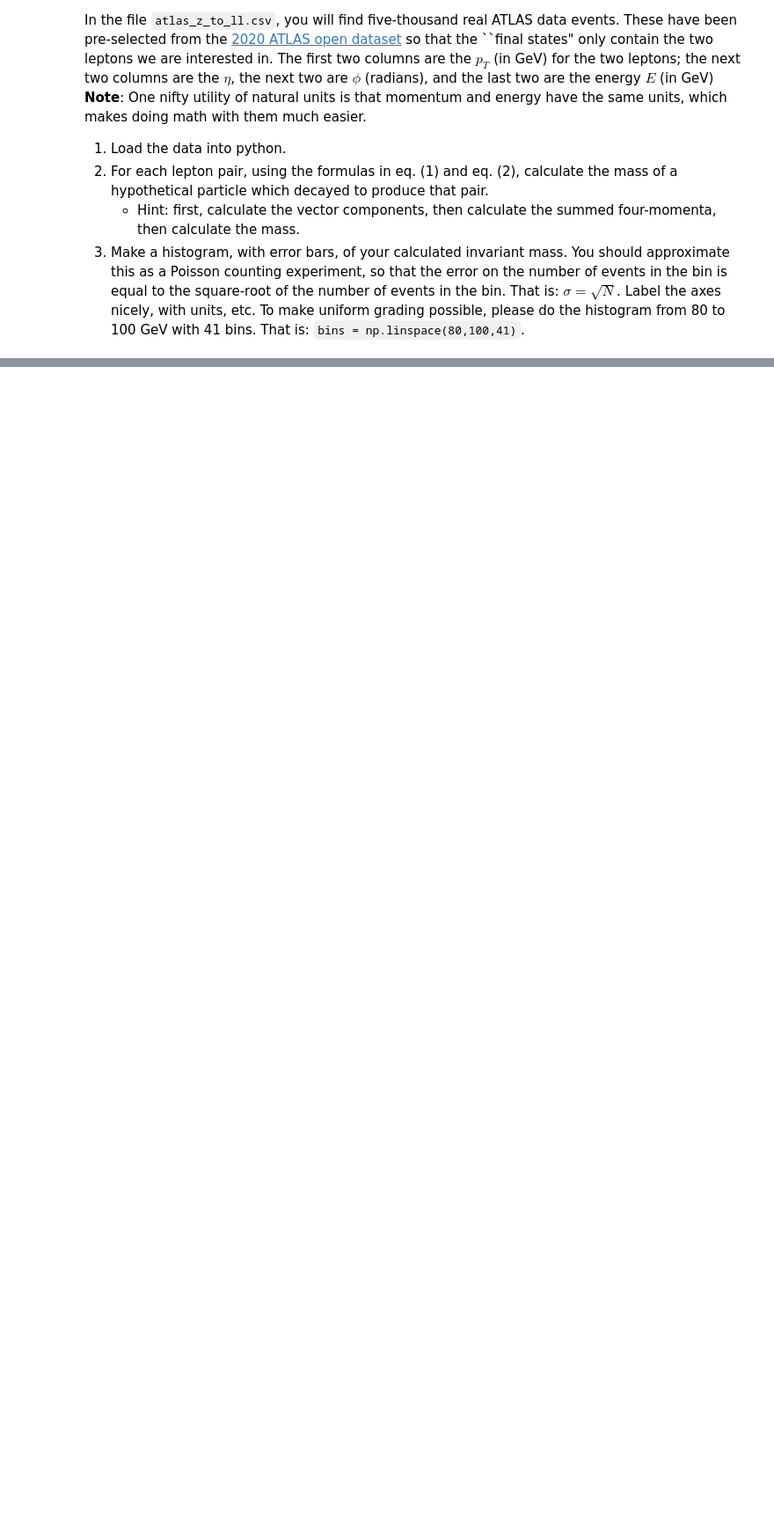
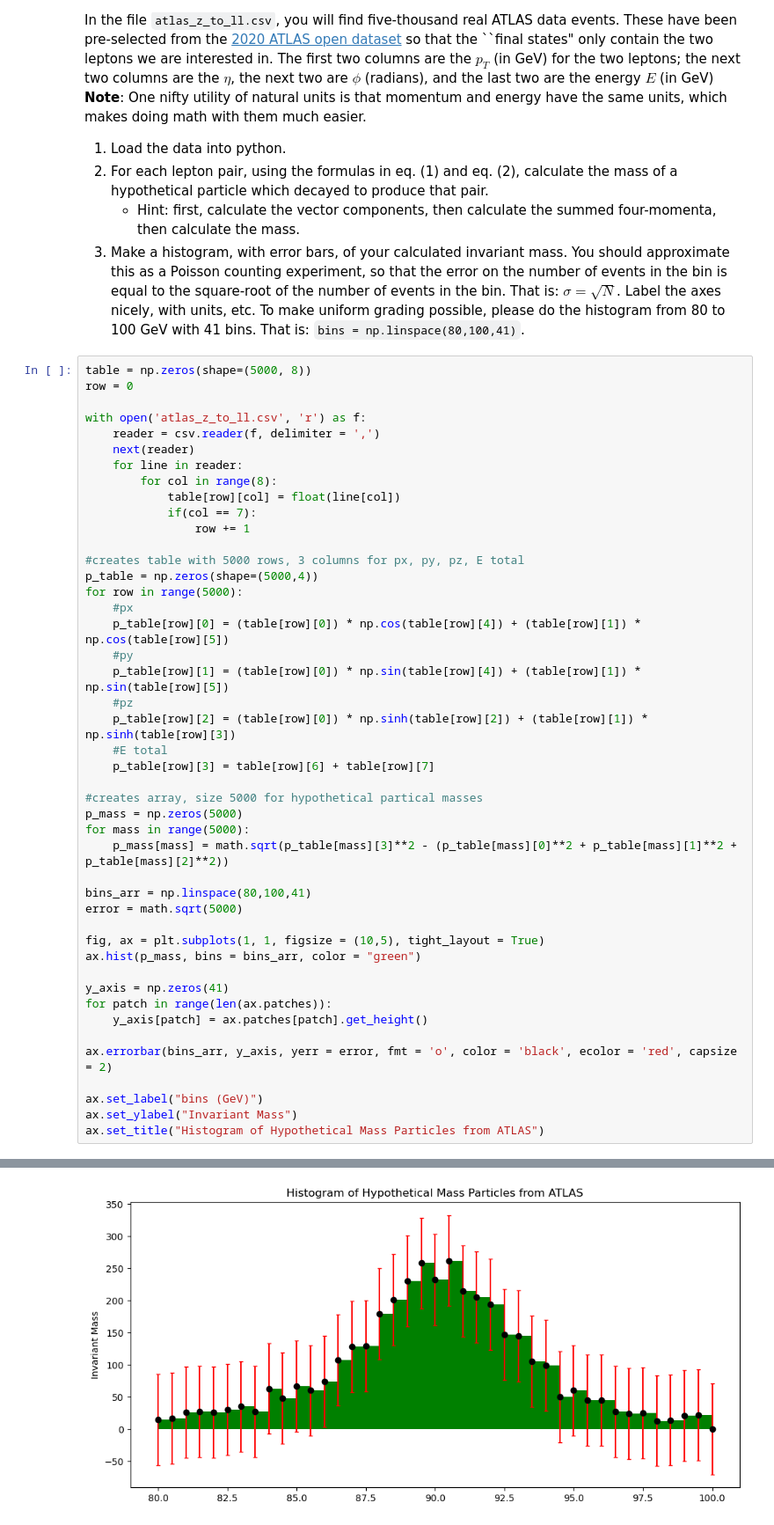
Before and after one commit to TanviSripathi/PHYS265-spring26, a Jupyter notebook: Lab2/lab2.ipynb, the cells around one changed output, grey strips where cells are left out. Shown at 88% size. Cells and saved outputs as stored; diff of their text form; blank space fills up the shorter version.

```diff
--- a/Lab2/lab2.ipynb
+++ b/Lab2/lab2.ipynb
@@ -102,3 +104,49 @@ and the last two are the energy $E$ (in GeV)
 2. For each lepton pair, using the formulas in eq. (1) and eq. (2), calculate the mass of a hypothetical particle which decayed to produce that pair.
    * Hint: first, calculate the vector components, then calculate the summed four-momenta, then calculate the mass.
 4. Make a histogram, with error bars, of your calculated invariant mass. You should approximate this as a Poisson counting experiment, so that the error on the number of events in the bin is equal to the square-root of the number of events in the bin. That is: $\sigma = \sqrt{N}$. Label the axes nicely, with units, etc. To make uniform grading possible, please do the histogram from 80 to 100 GeV with 41 bins. That is: `bins = np.linspace(80,100,41)`.
+# %%
+table = np.zeros(shape=(5000, 8))
+row = 0
+
+with open('atlas_z_to_ll.csv', 'r') as f:
+    reader = csv.reader(f, delimiter = ',')
+    next(reader)
+    for line in reader:
+        for col in range(8):
+            table[row][col] = float(line[col])
+            if(col == 7):
+                row += 1
+
+#creates table with 5000 rows, 3 columns for px, py, pz, E total
+p_table = np.zeros(shape=(5000,4))
+for row in range(5000):
+    #px
+    p_table[row][0] = (table[row][0]) * np.cos(table[row][4]) + (table[row][1]) * np.cos(table[row][5])
+    #py
+    p_table[row][1] = (table[row][0]) * np.sin(table[row][4]) + (table[row][1]) * np.sin(table[row][5])
+    #pz
+    p_table[row][2] = (table[row][0]) * np.sinh(table[row][2]) + (table[row][1]) * np.sinh(table[row][3])
+    #E total
+    p_table[row][3] = table[row][6] + table[row][7]
+
+#creates array, size 5000 for hypothetical partical masses
+p_mass = np.zeros(5000)
+for mass in range(5000):
+    p_mass[mass] = math.sqrt(p_table[mass][3]**2 - (p_table[mass][0]**2 + p_table[mass][1]**2 + p_table[mass][2]**2))
+
+bins_arr = np.linspace(80,100,41)
+error = math.sqrt(5000)
+
+fig, ax = plt.subplots(1, 1, figsize = (10,5), tight_layout = True)
+ax.hist(p_mass, bins = bins_arr, color = "green")
+
+y_axis = np.zeros(41)
+for patch in range(len(ax.patches)):
+    y_axis[patch] = ax.patches[patch].get_height()
+
+ax.errorbar(bins_arr, y_axis, yerr = error, fmt = 'o', color = 'black', ecolor = 'red', capsize = 2)
+
+ax.set_label("bins (GeV)")
+ax.set_ylabel("Invariant Mass")
+ax.set_title("Histogram of Hypothetical Mass Particles from ATLAS")
+# %% [output]
@@ -105,3 +154,4 @@ and the last two are the energy $E$ (in GeV)
+[figure, added]
 # %% [markdown]
 ### Part 2: Breit-Wigner Fit
 ------
```
Also changed, not shown: parts of 2 cells of this notebook.
